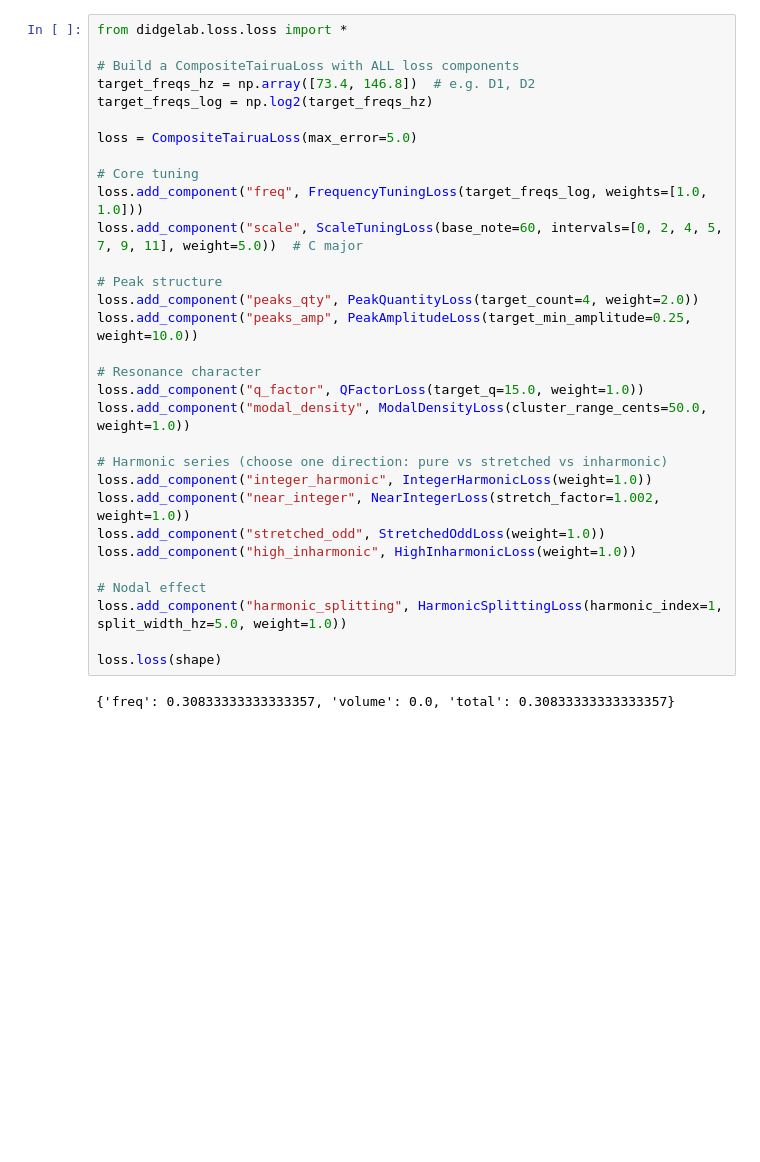
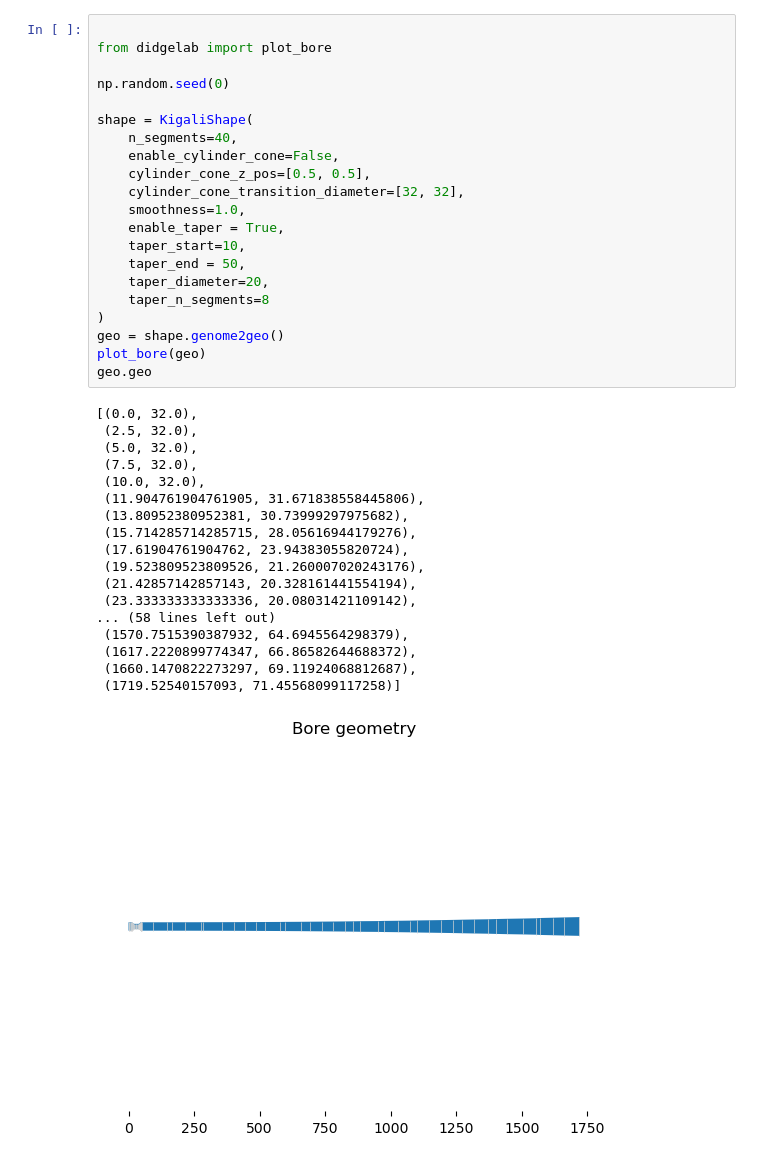
Before and after one commit to Didgitaldoo/didge-lab, a Jupyter notebook: src/test.ipynb, the cells around one changed output. Saved outputs shown, nothing was run; the diff lists cells and outputs as text; blank space fills up the shorter version.

```diff
--- a/src/test.ipynb
+++ b/src/test.ipynb
@@ -44,33 +472,40 @@ loss.loss(shape)
-# %%
-from didgelab.loss.loss import *
-
-# Build a CompositeTairuaLoss with ALL loss components
-target_freqs_hz = np.array([73.4, 146.8])  # e.g. D1, D2
-target_freqs_log = np.log2(target_freqs_hz)
-
-loss = CompositeTairuaLoss(max_error=5.0)
-
-# Core tuning
-loss.add_component("freq", FrequencyTuningLoss(target_freqs_log, weights=[1.0, 1.0]))
-loss.add_component("scale", ScaleTuningLoss(base_note=60, intervals=[0, 2, 4, 5, 7, 9, 11], weight=5.0))  # C major
-
-# Peak structure
-loss.add_component("peaks_qty", PeakQuantityLoss(target_count=4, weight=2.0))
-loss.add_component("peaks_amp", PeakAmplitudeLoss(target_min_amplitude=0.25, weight=10.0))
-
-# Resonance character
-loss.add_component("q_factor", QFactorLoss(target_q=15.0, weight=1.0))
-loss.add_component("modal_density", ModalDensityLoss(cluster_range_cents=50.0, weight=1.0))
-
-# Harmonic series (choose one direction: pure vs stretched vs inharmonic)
-loss.add_component("integer_harmonic", IntegerHarmonicLoss(weight=1.0))
-loss.add_component("near_integer", NearIntegerLoss(stretch_factor=1.002, weight=1.0))
-loss.add_component("stretched_odd", StretchedOddLoss(weight=1.0))
-loss.add_component("high_inharmonic", HighInharmonicLoss(weight=1.0))
-
-# Nodal effect
-loss.add_component("harmonic_splitting", HarmonicSplittingLoss(harmonic_index=1, split_width_hz=5.0, weight=1.0))
-
-loss.loss(shape)
-# %% [output]
-{'freq': 0.30833333333333357, 'volume': 0.0, 'total': 0.30833333333333357}
+# %%
+
+from didgelab import plot_bore
+
+np.random.seed(0)
+
+shape = KigaliShape(
+    n_segments=40,
+    enable_cylinder_cone=False,
+    cylinder_cone_z_pos=[0.5, 0.5],
+    cylinder_cone_transition_diameter=[32, 32],
+    smoothness=1.0,
+    enable_taper = True,
+    taper_start=10,
+    taper_end = 50,
+    taper_diameter=20,
+    taper_n_segments=8
+)
+geo = shape.genome2geo()
+plot_bore(geo)
+geo.geo
+# %% [output]
+[(0.0, 32.0),
+ (2.5, 32.0),
+ (5.0, 32.0),
+ (7.5, 32.0),
+ (10.0, 32.0),
+ (11.904761904761905, 31.671838558445806),
+ (13.80952380952381, 30.73999297975682),
+ (15.714285714285715, 28.05616944179276),
+ (17.61904761904762, 23.94383055820724),
+ (19.523809523809526, 21.260007020243176),
+ (21.42857142857143, 20.328161441554194),
+ (23.333333333333336, 20.08031421109142),
+... (58 lines left out)
+ (1570.7515390387932, 64.6945564298379),
+ (1617.2220899774347, 66.86582644688372),
+ (1660.1470822273297, 69.11924068812687),
+ (1719.52540157093, 71.45568099117258)]
+[figure, added]
```
Also changed, not shown: parts of 5 cells of this notebook, 2 other files.
